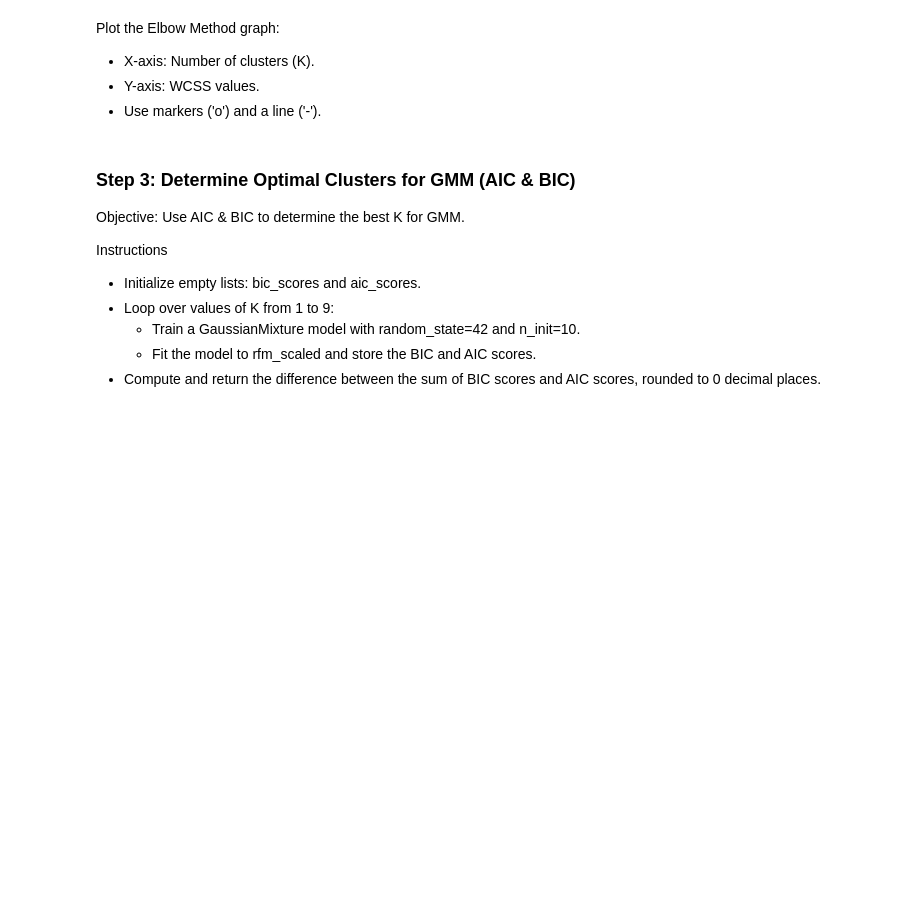
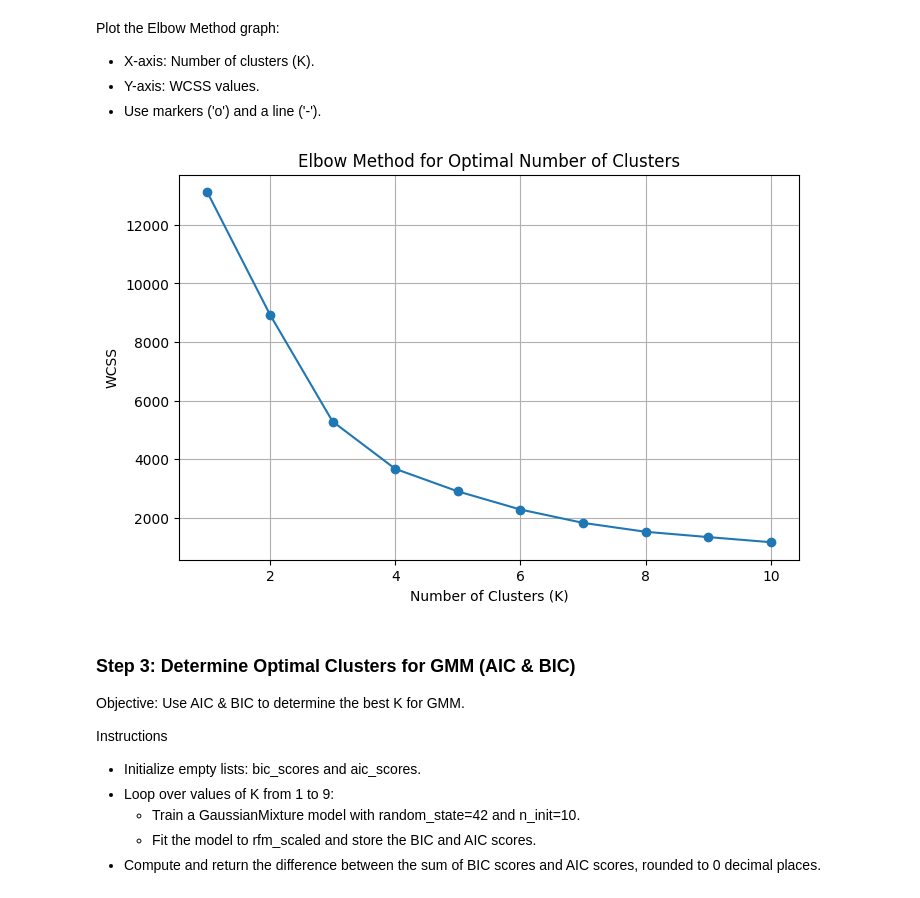
Before and after one commit to kehenock/Machine-Learning-with-Scikit-Learn, a Jupyter notebook: Lab 7 Market Segmentation Using Clustering Models.ipynb, the cells around one changed output. Saved outputs shown, nothing was run; the diff lists cells and outputs as text; code cells hidden in the pictures; blank space fills up the shorter version.

```diff
--- a/Lab 7 Market Segmentation Using Clustering Models.ipynb
+++ b/Lab 7 Market Segmentation Using Clustering Models.ipynb
@@ -78,17 +78,19 @@ reference_date = df["InvoiceDate"].max()
 # Compute Recency, Frequency, and Monetary (RFM)
 rfm = df.groupby("CustomerID").agg({
     "InvoiceDate": lambda x: (reference_date - x.max()).days,  # Recency
-    "InvoiceNo": "nunique",  # Frequency (unique transactions)
-    "UnitPrice": "sum"  # Monetary Value (Total spent)
+    "InvoiceNo": "nunique",  # Frequency
+    "UnitPrice": "sum"  # Monetary
 })
 
 # Rename columns for clarity
-rfm.columns = None
+rfm.columns = ["Recency", "Frequency", "Monetary"]
 
 # Remove negative or zero values (outliers)
-rfm = None
+rfm = rfm[(rfm["Monetary"] > 0) & (rfm["Frequency"] > 0)]
 
 # Scale
-scaler = None
-rfm_scaled = None
+scaler = StandardScaler()
+rfm_scaled = scaler.fit_transform(rfm)
+
 # shape
+rfm_scaled.shape
@@ -106,9 +110,14 @@ Instructions
 # CodeGrade step2
 
 # WCSS for k-means
-wcss = None
-k_values = None
+wcss = []
+k_values = range(1, 11)
 
 # for loop
+for k in k_values:
+    kmeans = KMeans(n_clusters=k, random_state=42, n_init=10)
+    kmeans.fit(rfm_scaled)
+    wcss.append(kmeans.inertia_)
 
 # WCSS returned
+wcss
@@ -122,3 +140,17 @@ Plot the Elbow Method graph:
+# %%
+# Plot Elbow Method
+
+plt.figure(figsize=(8, 5))
+plt.plot(k_values, wcss, marker='o')
+
+plt.title('Elbow Method for Optimal Number of Clusters')
+plt.xlabel('Number of Clusters (K)')
+plt.ylabel('WCSS')
+plt.grid(True)
+
+plt.show()
+# %% [output]
+[figure, added]
 # %% [markdown]
 ### Step 3: Determine Optimal Clusters for GMM (AIC & BIC)
 Objective: Use AIC & BIC to determine the best K for GMM.
```
Also changed, not shown: parts of 11 cells of this notebook.
